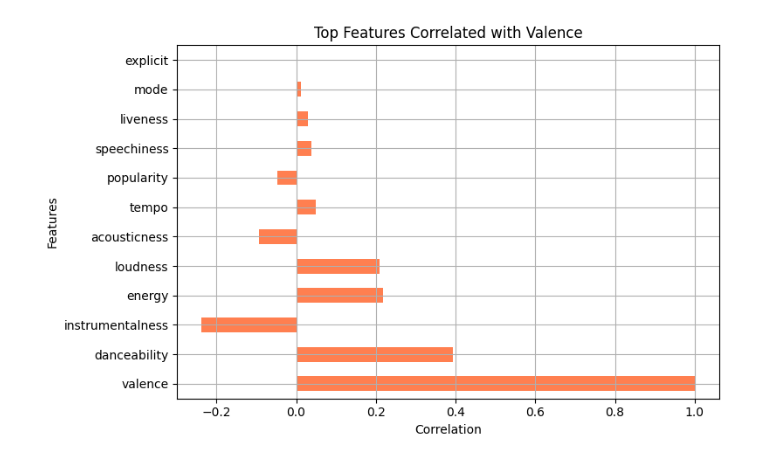
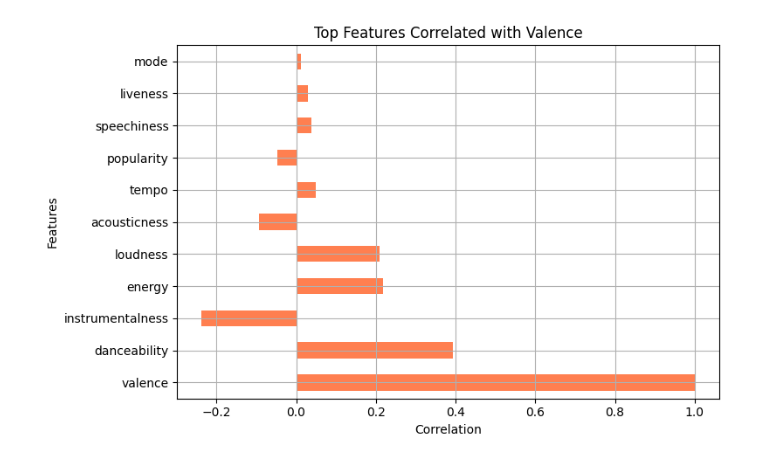
Before and after one commit to nfortes/music-happiness-predictor, a Jupyter notebook: EDA-music-happiness-predictor.ipynb, the cells around one changed output. Drawn from its saved outputs; the diff is of its cells as text; code cells hidden in the pictures.

```diff
--- a/EDA-music-happiness-predictor.ipynb
+++ b/EDA-music-happiness-predictor.ipynb
@@ -60,30 +87,30 @@ attr_train, attr_test, target_train, target_test = train_test_split(
 # %%
 ### Features correlating with Valence ###
 # df = pd.read_csv("./dataset.csv")
 
 corr_df = df.drop(
-    columns=["track_id", "artists", "album_name", "track_name", "duration_ms"],
+    columns=["track_id", "artists", "album_name", "track_name", "duration_ms", "explicit"],
     errors="ignore",
 )
 numeric_df = corr_df.select_dtypes(include="number")
 
 corr_matrix = numeric_df.corr()["valence"]
 
 # Get top 10 positively or negatively correlated features
 top_valence_corr = corr_matrix.abs().sort_values(ascending=False).head(20)
 top_valence_corr = corr_matrix[top_valence_corr.index]  # preserve sign
 
 # Plot bar chart
 plt.figure(figsize=(8, 5))
 top_valence_corr.plot(kind="barh", color="coral")
 plt.title("Top Features Correlated with Valence")
 plt.xlabel("Correlation")
 plt.ylabel("Features")
 plt.grid(True)
 plt.tight_layout()
 plt.show()
 # %% [output]
-[figure, old version]
+[figure, new version]
 # %%
 # Remove non-numeric columns
 numeric_df = df.select_dtypes(include="number")
```
Also changed, not shown: parts of 8 cells of this notebook, 2 other files.
